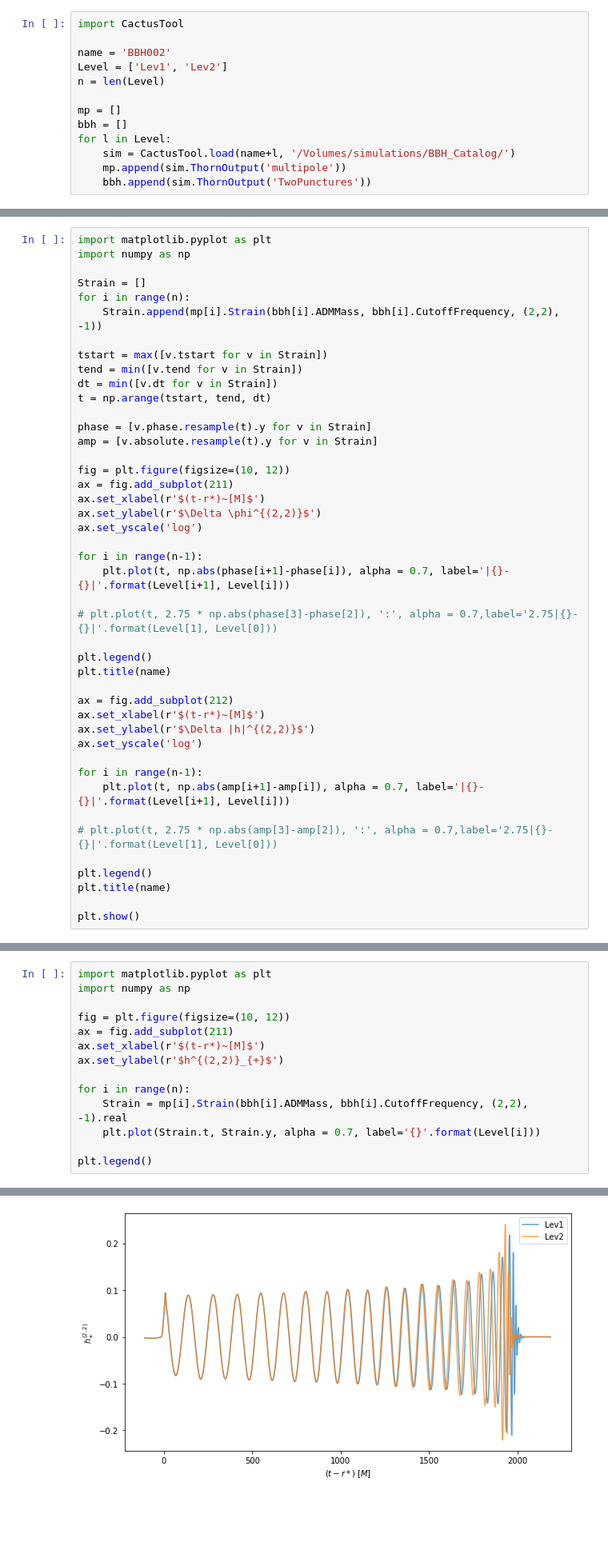
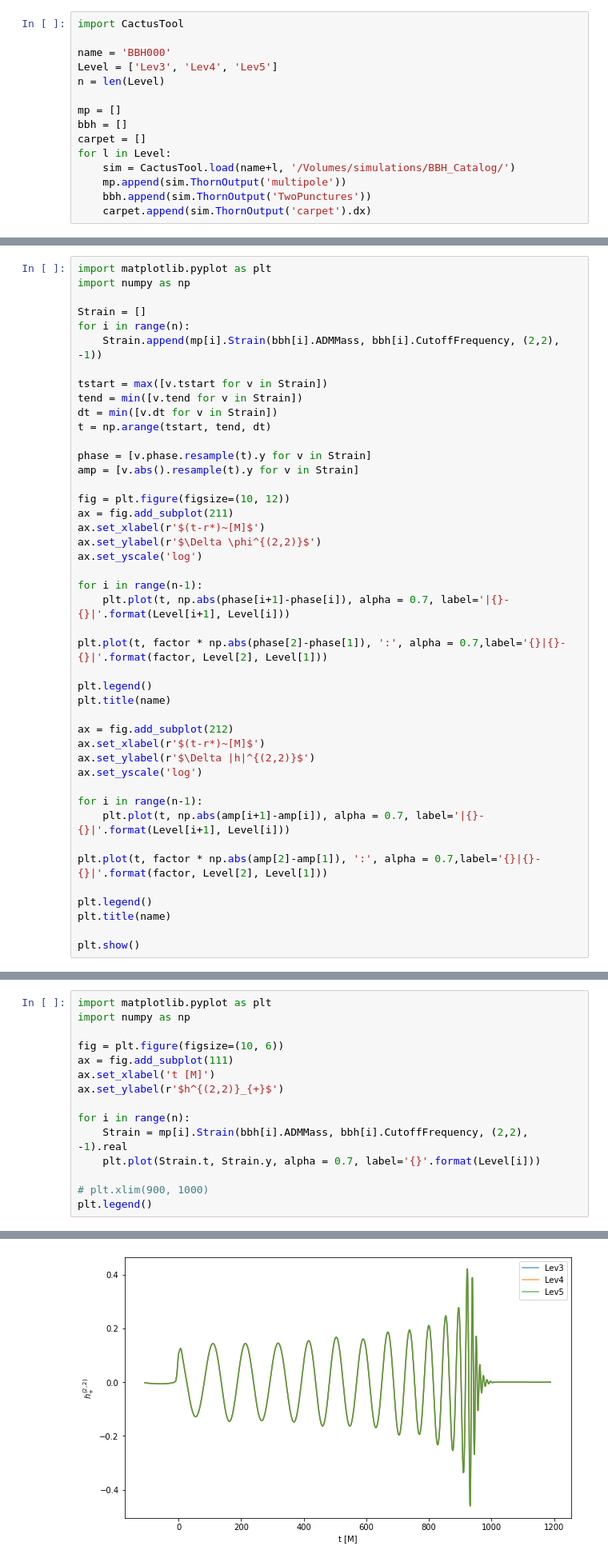
Before and after one commit to YuLiumt/CactusTool, a Jupyter notebook: docs/source/Tutorial/BBH_Convergence.ipynb, the cells around one changed output, grey strips where cells are left out. Shown at 80% size. Drawn from its saved outputs; the diff is of its cells as text; blank space fills up the shorter version.

```diff
--- a/docs/source/Tutorial/BBH_Convergence.ipynb
+++ b/docs/source/Tutorial/BBH_Convergence.ipynb
@@ -1,13 +1,15 @@
 # %%
 import CactusTool
 
-name = 'BBH002'
-Level = ['Lev1', 'Lev2']
+name = 'BBH000'
+Level = ['Lev3', 'Lev4', 'Lev5']
 n = len(Level)
 
 mp = []
 bbh = []
+carpet = []
 for l in Level:
     sim = CactusTool.load(name+l, '/Volumes/simulations/BBH_Catalog/')
     mp.append(sim.ThornOutput('multipole'))
     bbh.append(sim.ThornOutput('TwoPunctures'))
+    carpet.append(sim.ThornOutput('carpet').dx)
@@ -67,7 +67,7 @@ dt = min([v.dt for v in Strain])
 t = np.arange(tstart, tend, dt)
 
 phase = [v.phase.resample(t).y for v in Strain]
-amp = [v.absolute.resample(t).y for v in Strain]
+amp = [v.abs().resample(t).y for v in Strain]
 
 fig = plt.figure(figsize=(10, 12))
 ax = fig.add_subplot(211)
@@ -78,7 +78,7 @@ ax.set_yscale('log')
 for i in range(n-1):
     plt.plot(t, np.abs(phase[i+1]-phase[i]), alpha = 0.7, label='|{}-{}|'.format(Level[i+1], Level[i]))
 
-# plt.plot(t, 2.75 * np.abs(phase[3]-phase[2]), ':', alpha = 0.7,label='2.75|{}-{}|'.format(Level[1], Level[0]))
+plt.plot(t, factor * np.abs(phase[2]-phase[1]), ':', alpha = 0.7,label='{}|{}-{}|'.format(factor, Level[2], Level[1]))
 
 plt.legend()
 plt.title(name)
@@ -91,7 +91,7 @@ ax.set_yscale('log')
 for i in range(n-1):
     plt.plot(t, np.abs(amp[i+1]-amp[i]), alpha = 0.7, label='|{}-{}|'.format(Level[i+1], Level[i]))
 
-# plt.plot(t, 2.75 * np.abs(amp[3]-amp[2]), ':', alpha = 0.7,label='2.75|{}-{}|'.format(Level[1], Level[0]))
+plt.plot(t, factor * np.abs(amp[2]-amp[1]), ':', alpha = 0.7,label='{}|{}-{}|'.format(factor, Level[2], Level[1]))
 
 plt.legend()
 plt.title(name)
@@ -103,14 +103,15 @@ plt.show()
 import matplotlib.pyplot as plt
 import numpy as np
 
-fig = plt.figure(figsize=(10, 12))
-ax = fig.add_subplot(211)
-ax.set_xlabel(r'$(t-r*)~[M]$')
+fig = plt.figure(figsize=(10, 6))
+ax = fig.add_subplot(111)
+ax.set_xlabel('t [M]')
 ax.set_ylabel(r'$h^{(2,2)}_{+}$')
 
 for i in range(n):
     Strain = mp[i].Strain(bbh[i].ADMMass, bbh[i].CutoffFrequency, (2,2), -1).real
     plt.plot(Strain.t, Strain.y, alpha = 0.7, label='{}'.format(Level[i]))
 
+# plt.xlim(900, 1000)
 plt.legend()
 # %% [output]
@@ -118 +118 @@ plt.legend()
-[figure, old version]
+[figure, new version]
```
Also changed, not shown: parts of 5 cells of this notebook, 47 other files.
